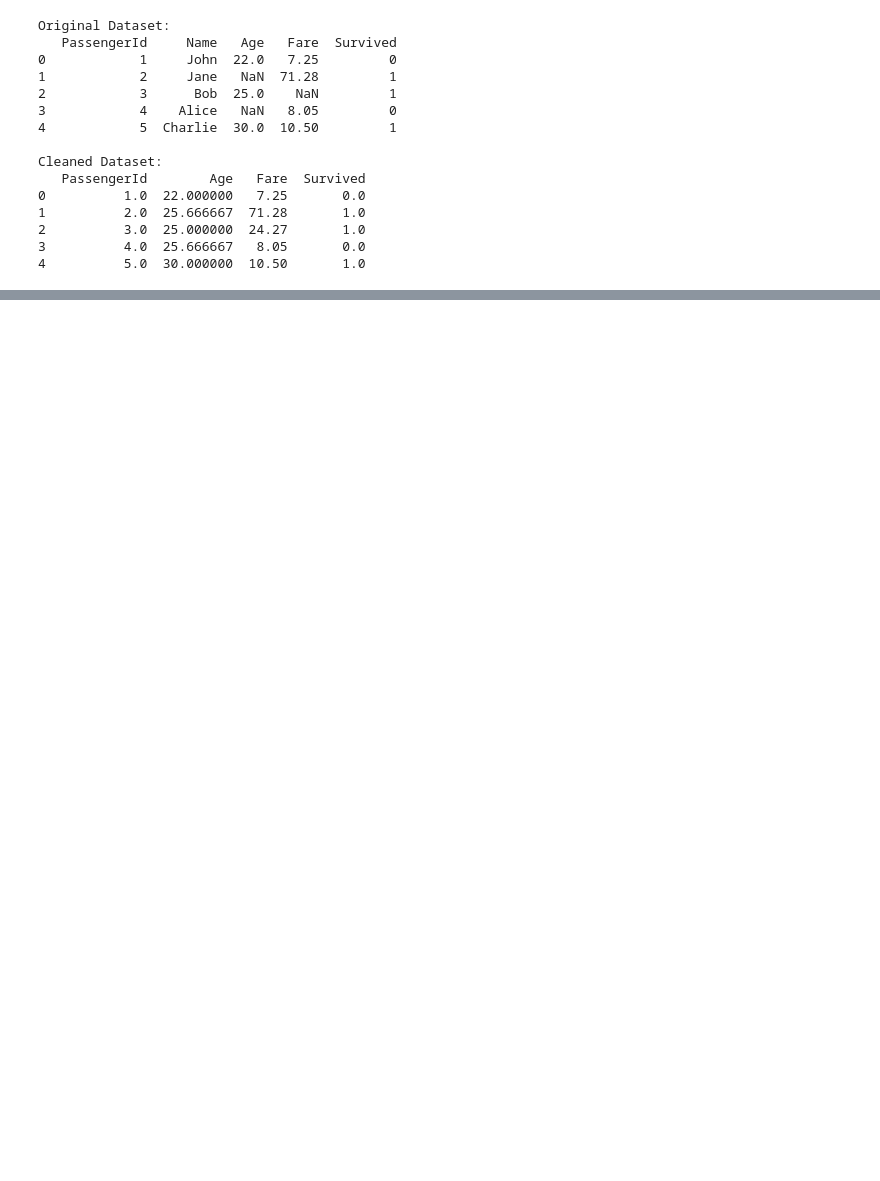
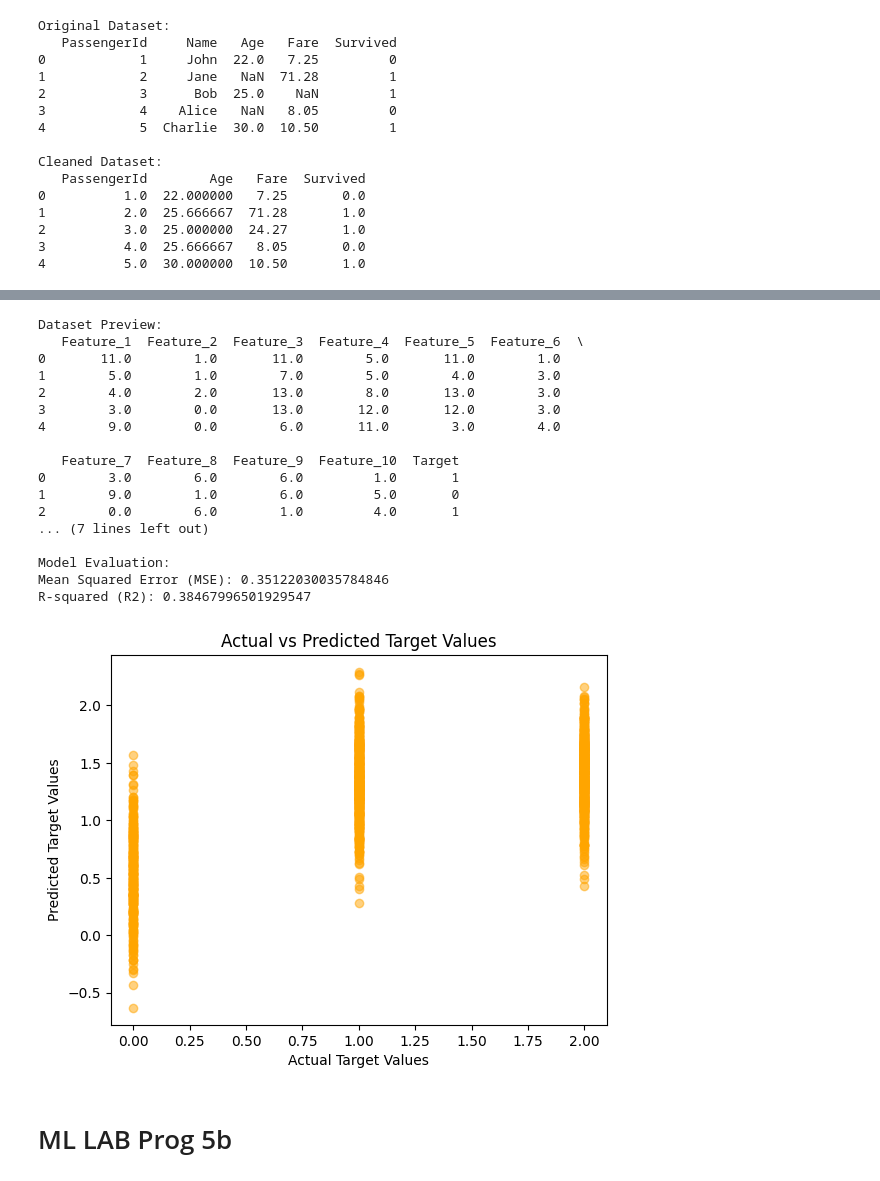
Before and after one commit to DevaHarshiniModepalli/DevaHarshini425, a Jupyter notebook: mdh_ML.ipynb, the cells around one changed output, grey strips where cells are left out. Drawn from its saved outputs; the diff is of its cells as text; code cells hidden in the pictures; blank space fills up the shorter version.

```diff
--- a/mdh_ML.ipynb
+++ b/mdh_ML.ipynb
@@ -105,0 +392,77 @@ Cleaned Dataset:
+# %%
+
+# Importing necessary libraries
+import numpy as np
+import pandas as pd
+from sklearn.datasets import make_multilabel_classification
+from sklearn.model_selection import train_test_split
+from sklearn.linear_model import LinearRegression
+from sklearn.metrics import mean_squared_error, r2_score
+
+# Generate the dataset
+X, Y = make_multilabel_classification(n_samples=5000, n_features=10, n_classes=2, random_state=42)
+
+# Convert Y into a continuous format for regression (sum of labels as continuous targets)
+# For demonstration, you can replace this logic as per your regression objective
+Y_continuous = Y.sum(axis=1)
+
+# Convert the dataset into a DataFrame for better visualization
+data = pd.DataFrame(X, columns=[f"Feature_{i+1}" for i in range(X.shape[1])])
+data['Target'] = Y_continuous
+
+# Display the first few rows of the dataset
+print("Dataset Preview:")
+print(data.head())
+
+# Define independent variables (features) and dependent variable (target)
+X_train, X_test, y_train, y_test = train_test_split(X, Y_continuous, test_size=0.3, random_state=42)
+
+# Create and train the multiple linear regression model
+model = LinearRegression()
+model.fit(X_train, y_train)
+
+# Model coefficients and intercept
+print("\nModel Coefficients:")
+print("Intercept:", model.intercept_)
+print("Coefficients:", model.coef_)
+
+# Make predictions
+y_pred = model.predict(X_test)
+
+# Evaluate the model
+mse = mean_squared_error(y_test, y_pred)
+r2 = r2_score(y_test, y_pred)
+print("\nModel Evaluation:")
+print("Mean Squared Error (MSE):", mse)
+print("R-squared (R2):", r2)
+
+# Visualize the predicted vs actual values
+import matplotlib.pyplot as plt
+
+plt.scatter(y_test, y_pred, color='orange', alpha=0.5)
+plt.xlabel("Actual Target Values")
+plt.ylabel("Predicted Target Values")
+plt.title("Actual vs Predicted Target Values")
+#plt.grid()
+plt.show()
+# %% [output]
+Dataset Preview:
+   Feature_1  Feature_2  Feature_3  Feature_4  Feature_5  Feature_6  \
+0       11.0        1.0       11.0        5.0       11.0        1.0
+1        5.0        1.0        7.0        5.0        4.0        3.0
+2        4.0        2.0       13.0        8.0       13.0        3.0
+3        3.0        0.0       13.0       12.0       12.0        3.0
+4        9.0        0.0        6.0       11.0        3.0        4.0
+
+   Feature_7  Feature_8  Feature_9  Feature_10  Target
+0        3.0        6.0        6.0         1.0       1
+1        9.0        1.0        6.0         5.0       0
+2        0.0        6.0        1.0         4.0       1
+... (7 lines left out)
+
+Model Evaluation:
+Mean Squared Error (MSE): 0.35122030035784846
+R-squared (R2): 0.38467996501929547
+[figure, added]
+# %% [markdown]
+# ML LAB Prog 5b
```
Also changed, not shown: parts of 42 cells of this notebook.
